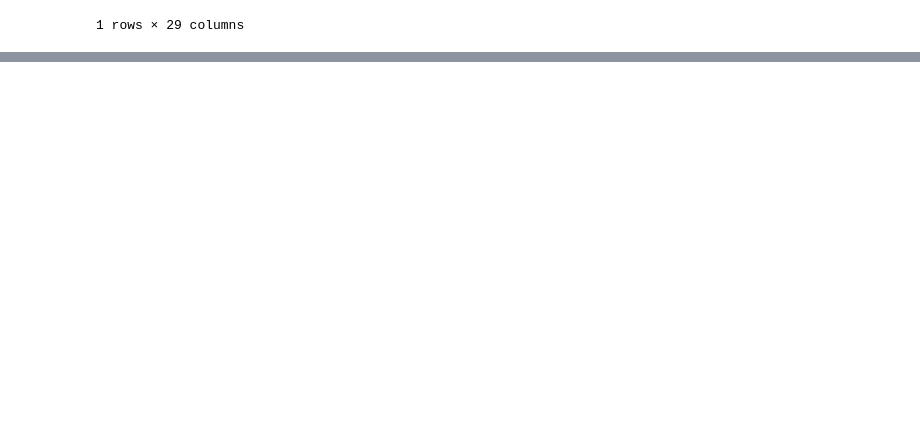
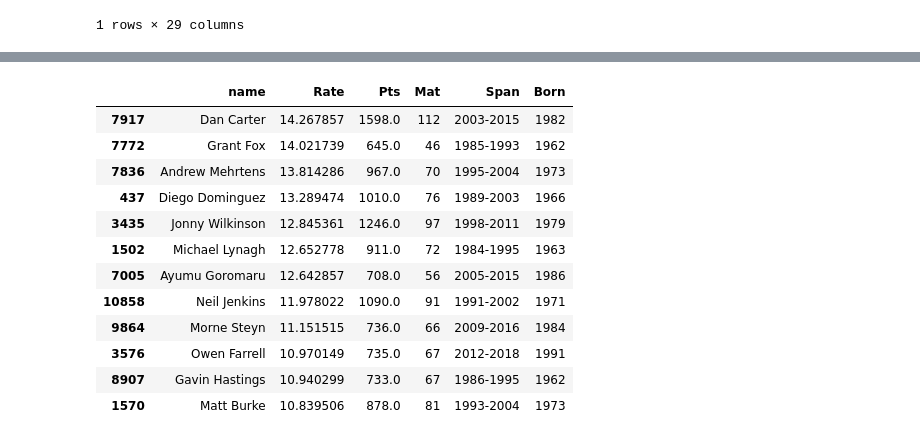
Before and after one commit to rimever/RugbyAnalyze, a Jupyter notebook: world_player_ranking.ipynb, the cells around one changed output, grey strips where cells are left out. Drawn from its saved outputs; the diff is of its cells as text; code cells hidden in the pictures; blank space fills up the shorter version.

```diff
--- a/world_player_ranking.ipynb
+++ b/world_player_ranking.ipynb
@@ -53,0 +91,20 @@ result.head()
+# %%
+data['Rate'] =  data['Pts'] / data['Mat']
+result = data.query('Rate > 10 & Mat > 40')
+temp = result[['name','Rate','Pts','Mat','Span','Born']]
+temp = temp.sort_values('Rate', ascending=False)
+temp
+# %% [output]
+|  | name | Rate | Pts | Mat | Span | Born |
+| 7917 | Dan Carter | 14.267857 | 1598.0 | 112 | 2003-2015 | 1982 |
+| 7772 | Grant Fox | 14.021739 | 645.0 | 46 | 1985-1993 | 1962 |
+| 7836 | Andrew Mehrtens | 13.814286 | 967.0 | 70 | 1995-2004 | 1973 |
+| 437 | Diego Dominguez | 13.289474 | 1010.0 | 76 | 1989-2003 | 1966 |
+| 3435 | Jonny Wilkinson | 12.845361 | 1246.0 | 97 | 1998-2011 | 1979 |
+| 1502 | Michael Lynagh | 12.652778 | 911.0 | 72 | 1984-1995 | 1963 |
+| 7005 | Ayumu Goromaru | 12.642857 | 708.0 | 56 | 2005-2015 | 1986 |
+| 10858 | Neil Jenkins | 11.978022 | 1090.0 | 91 | 1991-2002 | 1971 |
+| 9864 | Morne Steyn | 11.151515 | 736.0 | 66 | 2009-2016 | 1984 |
+| 3576 | Owen Farrell | 10.970149 | 735.0 | 67 | 2012-2018 | 1991 |
+| 8907 | Gavin Hastings | 10.940299 | 733.0 | 67 | 1986-1995 | 1962 |
+| 1570 | Matt Burke | 10.839506 | 878.0 | 81 | 1993-2004 | 1973 |
```
Also changed, not shown: parts of 10 cells of this notebook, 9 other files.
